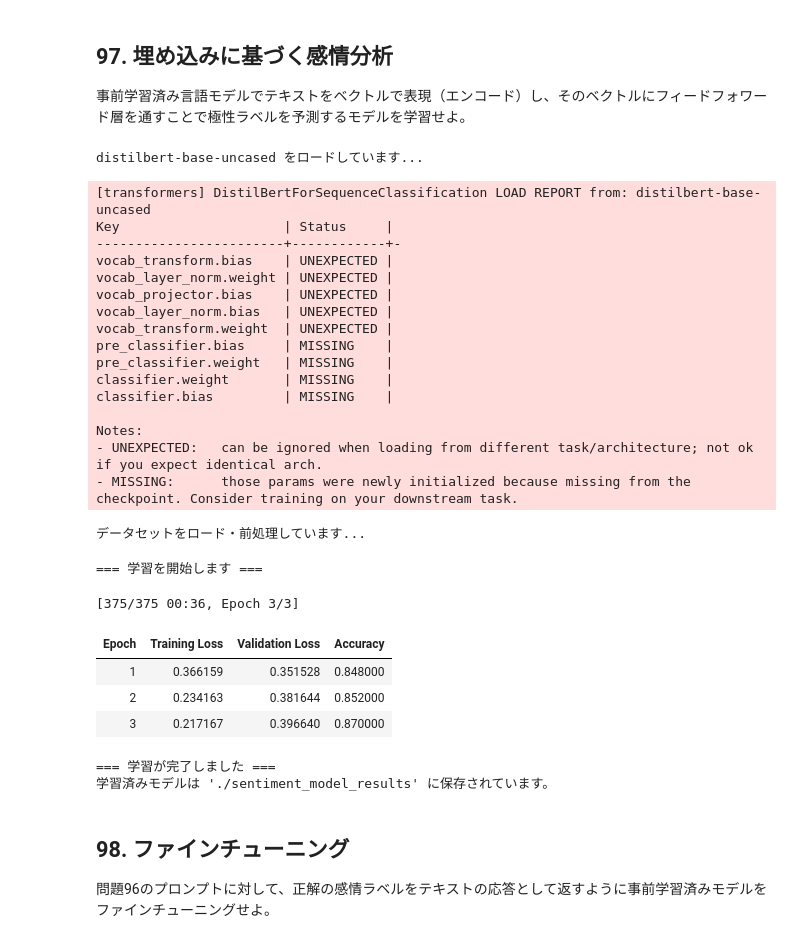
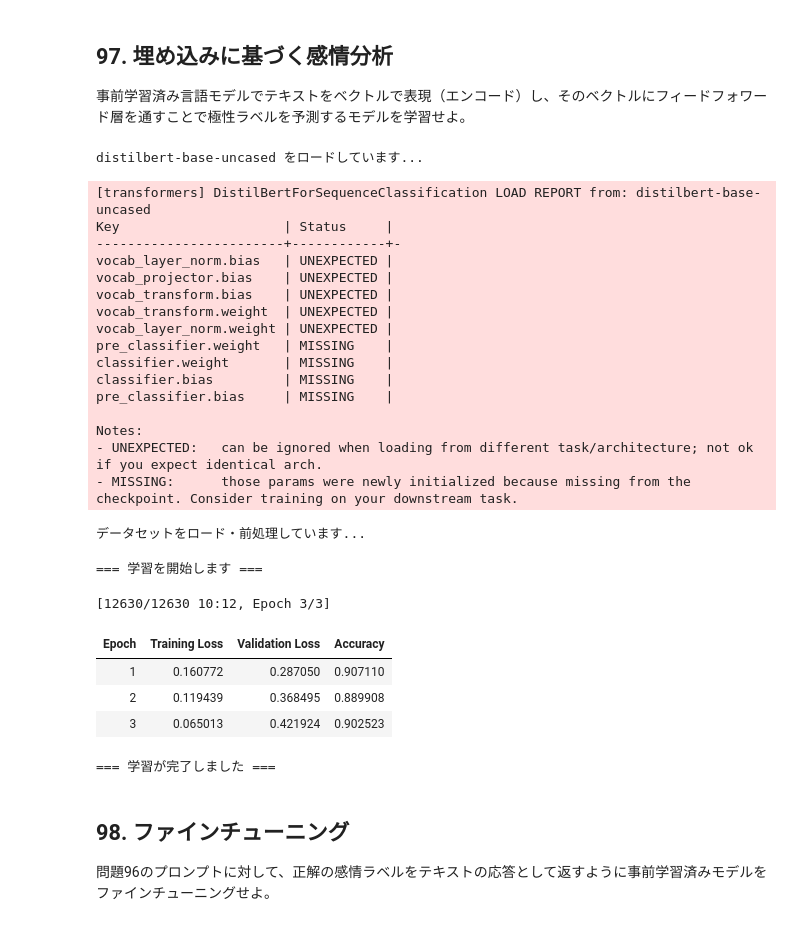
Before and after one commit to 291u7/nlp100_2025, a Jupyter notebook: ja/ch10.ipynb, the cells around one changed output. Drawn from its saved outputs; the diff is of its cells as text; code cells hidden in the pictures.

```diff
--- a/ja/ch10.ipynb
+++ b/ja/ch10.ipynb
@@ -563,31 +563,28 @@ SST-2 データセットをロード中...
 事前学習済み言語モデルでテキストをベクトルで表現（エンコード）し、そのベクトルにフィードフォワード層を通すことで極性ラベルを予測するモデルを学習せよ。
 # %%
 # 1. モデルとトークナイザーの準備
-# 軽量で高速なエンコーダ型モデル「DistilBERT」を使用します
+# 軽量で高速なエンコーダ型モデル「DistilBERT」を使用
 model_name_97 = "distilbert-base-uncased"
 print(f"{model_name_97} をロードしています...\n")
 
 tokenizer_97 = AutoTokenizer.from_pretrained(model_name_97)
 
-# num_labels=2 を指定することで、事前学習済みモデルの上に
-# ポジティブ・ネガティブの2クラスに分類するフィードフォワード層（Linear層）が追加されます
+# num_labels=2 を指定することで、事前学習済みモデルの上にポジティブ・ネガティブの2クラスに分類するフィードフォワード層（Linear層）が追加される
 model_97 = AutoModelForSequenceClassification.from_pretrained(model_name_97, num_labels=2)
 
 # 2. データセットのロードと前処理 (SST-2)
 print("データセットをロード・前処理しています...")
 dataset = load_dataset("nyu-mll/glue", "sst2")
 
-# 動作確認のため、データの一部（サブセット）を使用します
-# 本格的に学習させる場合は .select(...) を外して全データを使用してください
-train_dataset = dataset["train"].select(range(2000))
-eval_dataset = dataset["validation"].select(range(500))
+train_dataset = dataset["train"]
+eval_dataset = dataset["validation"]
 
 def tokenize_function(examples):
-    # paddingとtruncationを行い、テキストのベクトル長を固定サイズに揃えます
+
     return tokenizer_97(
         examples["sentence"],
-        padding="max_length",
-        truncation=True,
+        padding="max_length",   # 64文字に満たない文は、PADで埋める
+        truncation=True,        # 64文字以上の文は、後ろを切り捨てる
         max_length=64
     )
 
@@ -598,7 +595,7 @@ tokenized_eval = eval_dataset.map(tokenize_function, batched=True)
 # 3. 評価指標（正解率: Accuracy）の定義
 def compute_metrics(eval_pred):
     logits, labels = eval_pred
-    # フィードフォワード層から出力されたロジットのうち、値が大きい方のインデックスを取得
+    # 出力されたロジットのうち、値が大きい方のインデックスをモデルの最終的な予測値として使用して、正解率を計算
     predictions = np.argmax(logits, axis=-1)
     accuracy = (predictions == labels).mean()
     return {"accuracy": accuracy}
@@ -619,44 +616,42 @@ training_args = TrainingArguments(
 # 5. Trainerの初期化と学習の実行
 trainer = Trainer(
     model=model_97,
     args=training_args,
     train_dataset=tokenized_train,
     eval_dataset=tokenized_eval,
     compute_metrics=compute_metrics,
 )
 
 print("=== 学習を開始します ===\n")
 trainer.train()
 
 print("\n=== 学習が完了しました ===")
-print("学習済みモデルは './sentiment_model_results' に保存されています。")
 # %% [output]
 distilbert-base-uncased をロードしています...
 [transformers] DistilBertForSequenceClassification LOAD REPORT from: distilbert-base-uncased
 Key                     | Status     |
 ------------------------+------------+-
+vocab_layer_norm.bias   | UNEXPECTED |
+vocab_projector.bias    | UNEXPECTED |
 vocab_transform.bias    | UNEXPECTED |
+vocab_transform.weight  | UNEXPECTED |
 vocab_layer_norm.weight | UNEXPECTED |
-vocab_projector.bias    | UNEXPECTED |
-vocab_layer_norm.bias   | UNEXPECTED |
-vocab_transform.weight  | UNEXPECTED |
-pre_classifier.bias     | MISSING    |
 pre_classifier.weight   | MISSING    |
 classifier.weight       | MISSING    |
 classifier.bias         | MISSING    |
+pre_classifier.bias     | MISSING    |
 
 Notes:
 - UNEXPECTED:   can be ignored when loading from different task/architecture; not ok if you expect identical arch.
 - MISSING:      those params were newly initialized because missing from the checkpoint. Consider training on your downstream task.
 データセットをロード・前処理しています...
 === 学習を開始します ===
-[375/375 00:36, Epoch 3/3]
+[12630/12630 10:12, Epoch 3/3]
 | Epoch | Training Loss | Validation Loss | Accuracy |
-| 1 | 0.366159 | 0.351528 | 0.848000 |
-| 2 | 0.234163 | 0.381644 | 0.852000 |
-| 3 | 0.217167 | 0.396640 | 0.870000 |
+| 1 | 0.160772 | 0.287050 | 0.907110 |
+| 2 | 0.119439 | 0.368495 | 0.889908 |
+| 3 | 0.065013 | 0.421924 | 0.902523 |
 === 学習が完了しました ===
-学習済みモデルは './sentiment_model_results' に保存されています。
 # %% [markdown]
 ## 98. ファインチューニング
 
```
Also changed, not shown: parts of 3 cells of this notebook.
